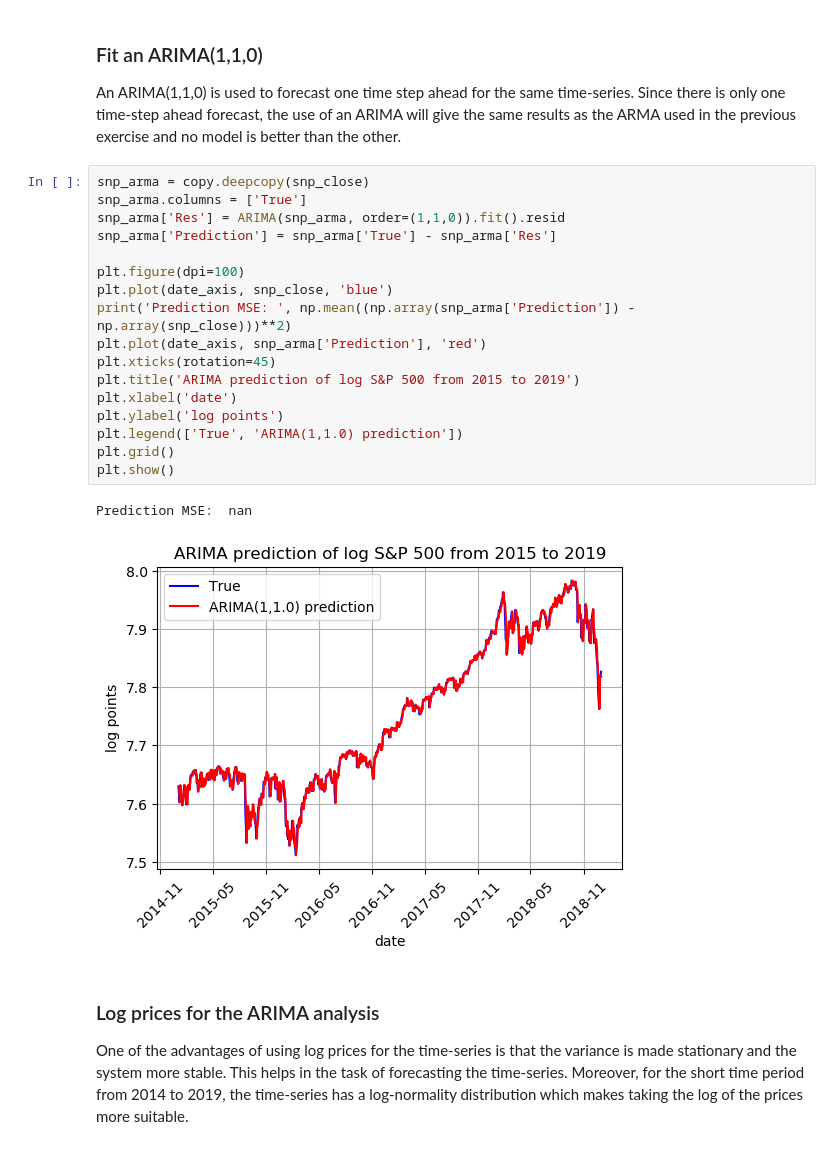
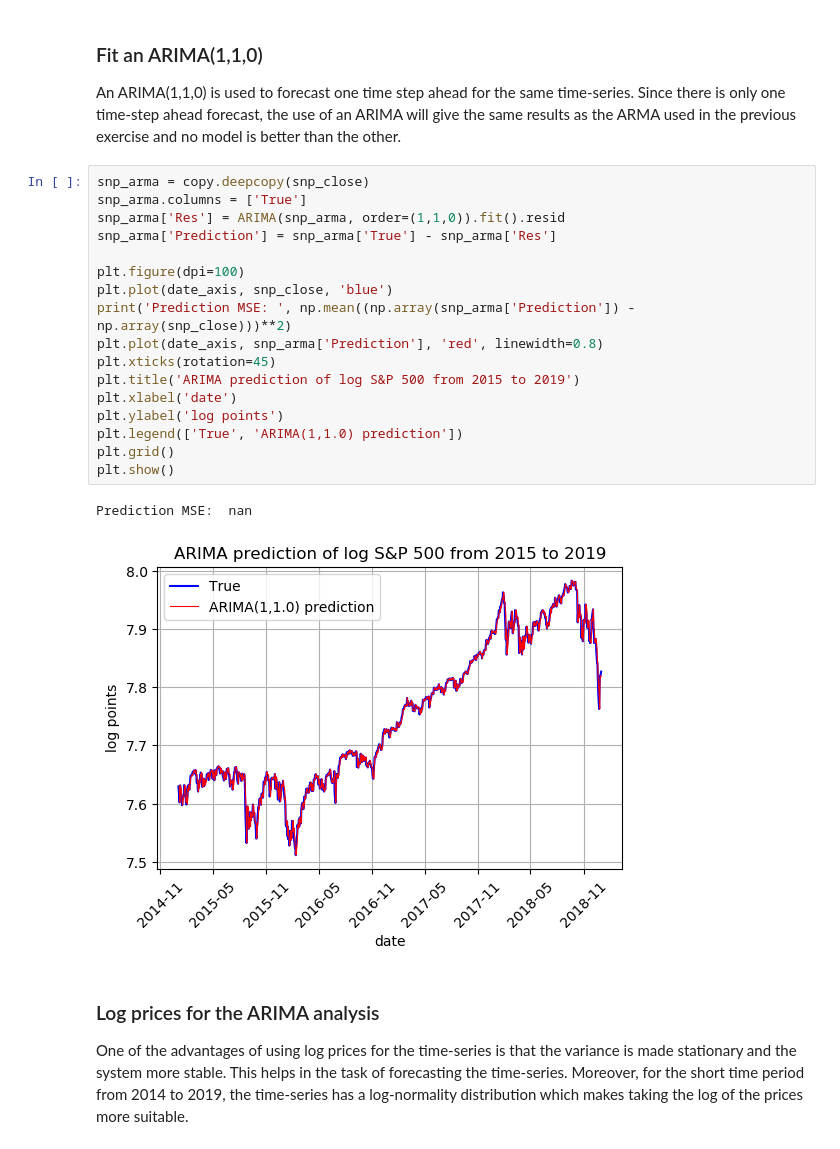
Before and after one commit to ag4015/Signal-Processing-and-Machine-Learning-for-Finance, a Jupyter notebook: Financial Signal Processing Coursework.ipynb, the cells around one changed output. Saved outputs shown, nothing was run; the diff lists cells and outputs as text.

```diff
--- a/Financial Signal Processing Coursework.ipynb
+++ b/Financial Signal Processing Coursework.ipynb
@@ -296,23 +296,23 @@ An ARIMA(1,1,0) is used to forecast one time step ahead for the same time-series
 # %%
 snp_arma = copy.deepcopy(snp_close)
 snp_arma.columns = ['True']
 snp_arma['Res'] = ARIMA(snp_arma, order=(1,1,0)).fit().resid
 snp_arma['Prediction'] = snp_arma['True'] - snp_arma['Res']
 
 plt.figure(dpi=100)
 plt.plot(date_axis, snp_close, 'blue')
 print('Prediction MSE: ', np.mean((np.array(snp_arma['Prediction']) - np.array(snp_close)))**2)
-plt.plot(date_axis, snp_arma['Prediction'], 'red')
+plt.plot(date_axis, snp_arma['Prediction'], 'red', linewidth=0.8)
 plt.xticks(rotation=45)
 plt.title('ARIMA prediction of log S&P 500 from 2015 to 2019')
 plt.xlabel('date')
 plt.ylabel('log points')
 plt.legend(['True', 'ARIMA(1,1.0) prediction'])
 plt.grid()
 plt.show()
 # %% [output]
 Prediction MSE:  nan
-[figure, old version]
+[figure, new version]
 # %% [markdown]
 ### Log prices for the ARIMA analysis
 
```
Also changed, not shown: parts of 17 cells of this notebook.
